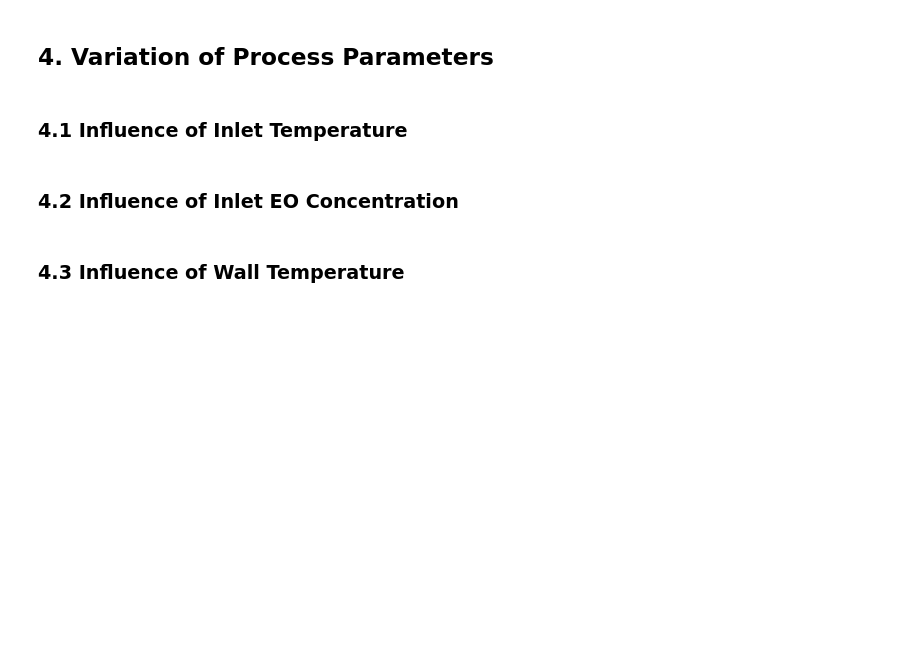
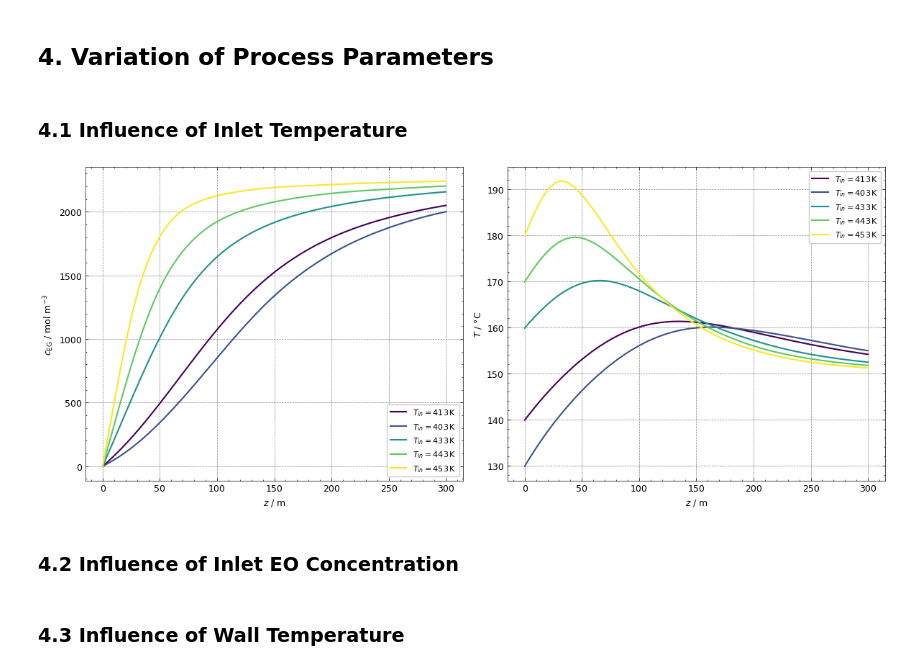
Before and after one commit to JulianStierstorfer/CRE3-Assignment-3, a Jupyter notebook: Assignment 3 Group 4.ipynb, the cells around one changed output. Drawn from its saved outputs; the diff is of its cells as text; code cells hidden in the pictures; blank space fills up the shorter version.

Commit message:
added plots for varied inlet temperatures

```diff
--- a/Assignment 3 Group 4.ipynb
+++ b/Assignment 3 Group 4.ipynb
@@ -552,6 +552,65 @@ The conversion increases strongly in the first part of the reactor, where the re
 ## 4. Variation of Process Parameters
 # %% [markdown]
 ### 4.1 Influence of Inlet Temperature
+# %%
+# Inlet temperature variation
+
+T_in_offsets = np.array([-10, -20, 10, 20, 30])  # K
+T_in_values = T_in + T_in_offsets                                          # K
+
+# Solve PFTR for all inlet temperatures
+
+temperature_variation_results = {}
+
+for T_in_current in T_in_values:
+
+    y0 = np.array([
+        c_EO_in,                # initial EO concentration, mol m^-3
+        c_EG_in,                # initial EG concentration, mol m^-3
+        T_in_current            # initial temperature, K
+    ])
+
+    solution = solve_ivp(
+        fun=pftr,
+        t_span=(0.0, L),
+        y0=y0,
+        t_eval=z_eval,
+        method="RK45"
+    )
+
+    temperature_variation_results[T_in_current] = solution
+
+# Plot product concentration and temperature profiles
+
+fig, axes = plt.subplots(1, 2, figsize=(12, 5))
+
+colors = plt.cm.viridis(np.linspace(0, 1, len(T_in_values)))
+
+for color, T_in_current in zip(colors, T_in_values):
+
+    solution = temperature_variation_results[T_in_current]
+
+    z = solution.t              # axial reactor coordinate, m
+    c_EG = solution.y[1]        # EG concentration, mol m^-3
+    T = solution.y[2]           # temperature, K
+
+    label = rf"$T_{{in}} = {T_in_current:.0f}\,\mathrm{{K}}$"
+
+    axes[0].plot(z, c_EG, label=label, color=color)
+    axes[1].plot(z, T - 273.15, label=label, color=color)
+
+axes[0].set_xlabel(r"$z$ / m")
+axes[0].set_ylabel(r"$c_{\mathrm{EG}}$ / mol m$^{-3}$")
+axes[0].legend(fontsize=8)
+
+axes[1].set_xlabel(r"$z$ / m")
+axes[1].set_ylabel(r"$T$ / °C")
+axes[1].legend(fontsize=8)
+
+plt.tight_layout()
+plt.show()
+# %% [output]
+[figure, added]
 # %% [markdown]
 ### 4.2 Influence of Inlet EO Concentration
 # %% [markdown]
```
